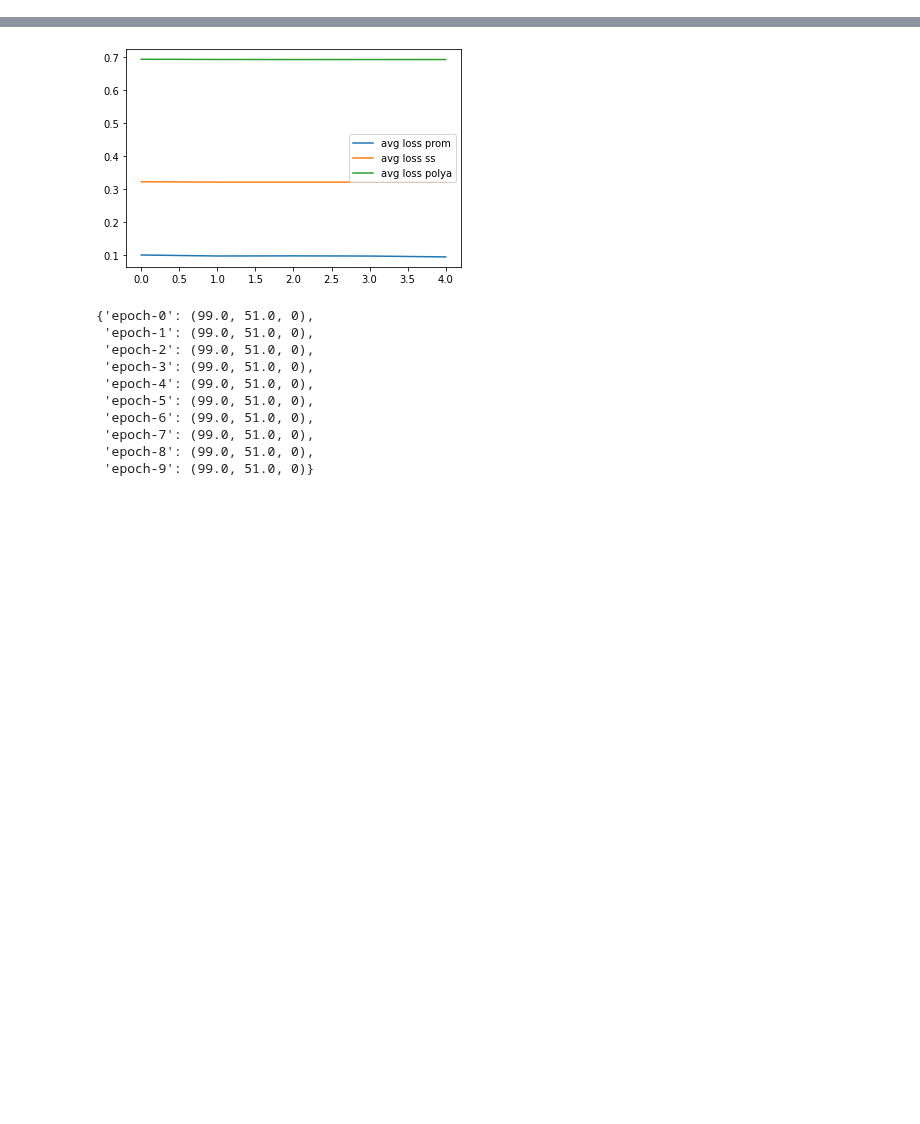
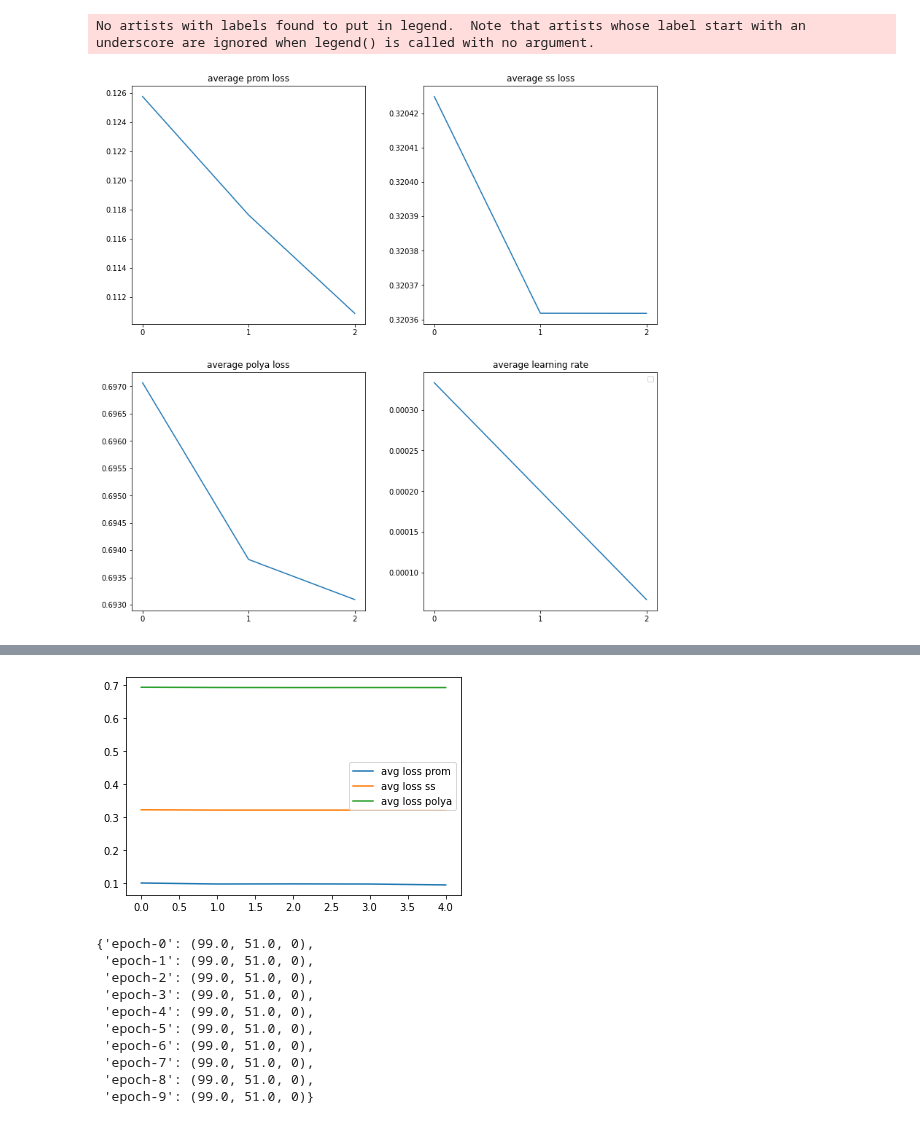
Before and after one commit to anwari32/sequence-processing, a Jupyter notebook: visualisation.ipynb, the cells around one changed output, grey strips where cells are left out. Saved outputs shown, nothing was run; the diff lists cells and outputs as text; code cells hidden in the pictures; blank space fills up the shorter version.

```diff
--- a/visualisation.ipynb
+++ b/visualisation.ipynb
@@ -40,0 +11,40 @@ visualize(log_file)
+# %%
+import pandas as pd
+import matplotlib.pyplot as plt
+
+def visualise_mtl_average_loss(log_path):
+    log_df = pd.read_csv(log_path)
+    epochs = log_df["epoch"].unique()
+    average_prom = []
+    average_ss = []
+    average_polya = []
+    average_lr = []
+    for e in epochs:
+        df = log_df[log_df["epoch"] == e]
+        average_prom.append(df["loss_prom"].mean())
+        average_ss.append(df["loss_ss"].mean())
+        average_polya.append(df["loss_polya"].mean())
+        average_lr.append(df["lr"].mean())
+
+    figs, axes = plt.subplots(nrows=2, ncols=2, figsize=(10, 10))
+
+    axes[0][0].plot(epochs, average_prom)
+    axes[0][0].set_title("average prom loss")
+    axes[0][0].set_xticks(epochs)
+    axes[0][1].plot(epochs, average_ss)
+    axes[0][1].set_title("average ss loss")
+    axes[0][1].set_xticks(epochs)
+    axes[1][0].plot(epochs, average_polya)
+    axes[1][0].set_title("average polya loss")
+    axes[1][0].set_xticks(epochs)
+    axes[1][1].plot(epochs, average_lr)
+    axes[1][1].set_title("average learning rate")
+    axes[1][1].set_xticks(epochs)
+
+    plt.subplots_adjust(top=2, bottom=1, left=5, right=6, hspace=0.2, wspace=0.25)
+    plt.legend()
+
+visualise_mtl_average_loss(os.path.join("logs", "mtl", "2022-03-22", "log.t-sample.csv"))
+# %% [output]
+No artists with labels found to put in legend.  Note that artists whose label start with an underscore are ignored when legend() is called with no argument.
+[figure, added]
```
Also changed, not shown: parts of 9 cells of this notebook, 12 other files.
